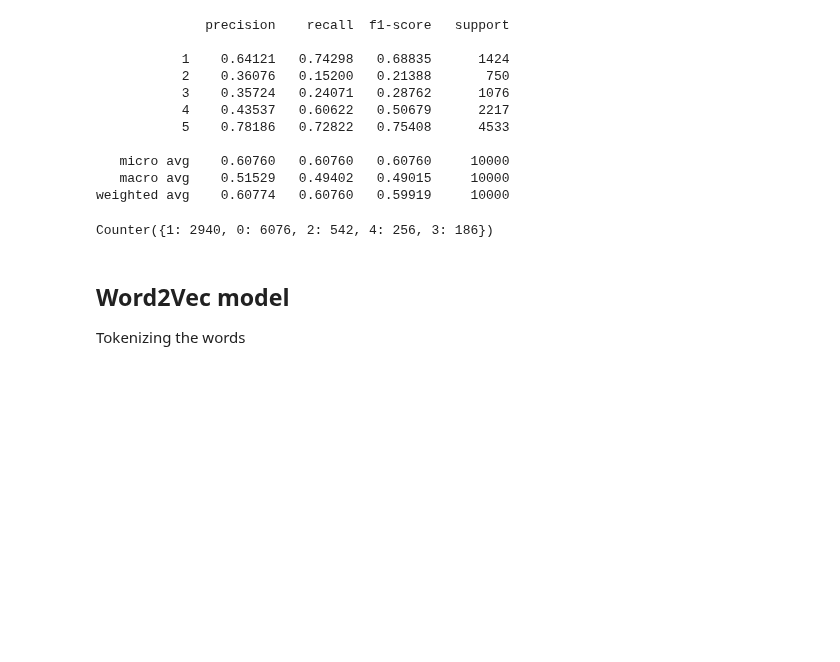
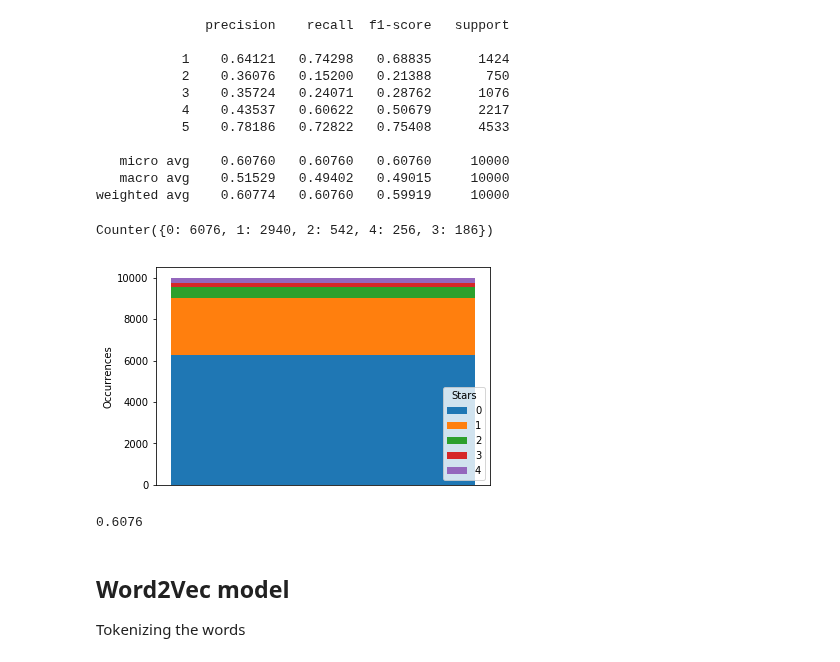
Before and after one commit to Giacky/NLPProject, a Jupyter notebook: Main.ipynb, the cells around one changed output. Saved outputs shown, nothing was run; the diff lists cells and outputs as text; code cells hidden in the pictures; blank space fills up the shorter version.

```diff
--- a/Main.ipynb
+++ b/Main.ipynb
@@ -173,3 +144,18 @@ def show_confusion_matrix_proportions(cm):
     sns.heatmap(df_cm, annot=True, fmt='g')
     plt.ylabel('Actual')
     plt.xlabel('Predicted')
+# %%
+def stacked_bar_chart(label, predicted):
+    import collections
+    distance = num.abs(label - predicted)
+    distance_count = collections.Counter(distance)
+    print(distance_count)
+    p0 = plt.bar(0, distance_nb[0], 3)
+    p1 = plt.bar(0, distance_nb[1], 3, bottom=distance_nb[0])
+    p2 = plt.bar(0, distance_nb[2], 3, bottom=distance_nb[1]+distance_nb[0])
+    p3 = plt.bar(0, distance_nb[3], 3, bottom=distance_nb[2]+distance_nb[1]+distance_nb[0])
+    p4 = plt.bar(0, distance_nb[4], 3, bottom=distance_nb[3]+distance_nb[2]+distance_nb[1]+distance_nb[0])
+    plt.ylabel('Occurrences')
+#     plt.title('Error in star rating predicted')
+    plt.xticks([])
+    plt.legend((p0, p1, p2, p3, p4), ('0', '1', '2', '3', '4'), loc='lower right', title='Stars')
@@ -189,7 +201,7 @@ classifierNB.fit(trainVecs, trainStars)
 # %% [output]
 MultinomialNB(alpha=1.0, class_prior=None, fit_prior=True)
 # %%
-testStars_predicted = classifierNB.predict(testVecs)
+testStars_predicted_nb = classifierNB.predict(testVecs)
 print(classifierNB.score(testVecs, testStars)*100, "%")
 # %% [output]
 60.760000000000005 %
@@ -217,12 +229,15 @@ print(classification_report(testStars, testStars_predicted, digits=5))
    micro avg    0.60760   0.60760   0.60760     10000
    macro avg    0.51529   0.49402   0.49015     10000
 weighted avg    0.60774   0.60760   0.59919     10000
-# %%
-import collections
-distance = num.abs(testStars - testStars_predicted)
-collections.Counter(distance)
-# %% [output]
-Counter({1: 2940, 0: 6076, 2: 542, 4: 256, 3: 186})
+# %%
+stacked_bar_chart(testStars, testStars_predicted_nb)
+# %% [output]
+Counter({0: 6076, 1: 2940, 2: 542, 4: 256, 3: 186})
+[figure, added]
+# %%
+recall_score(testStars, testStars_predicted_nb, average='weighted')
+# %% [output]
+0.6076
 # %% [markdown]
 ## Word2Vec model
 Tokenizing the words
```
Also changed, not shown: parts of 25 cells of this notebook.
